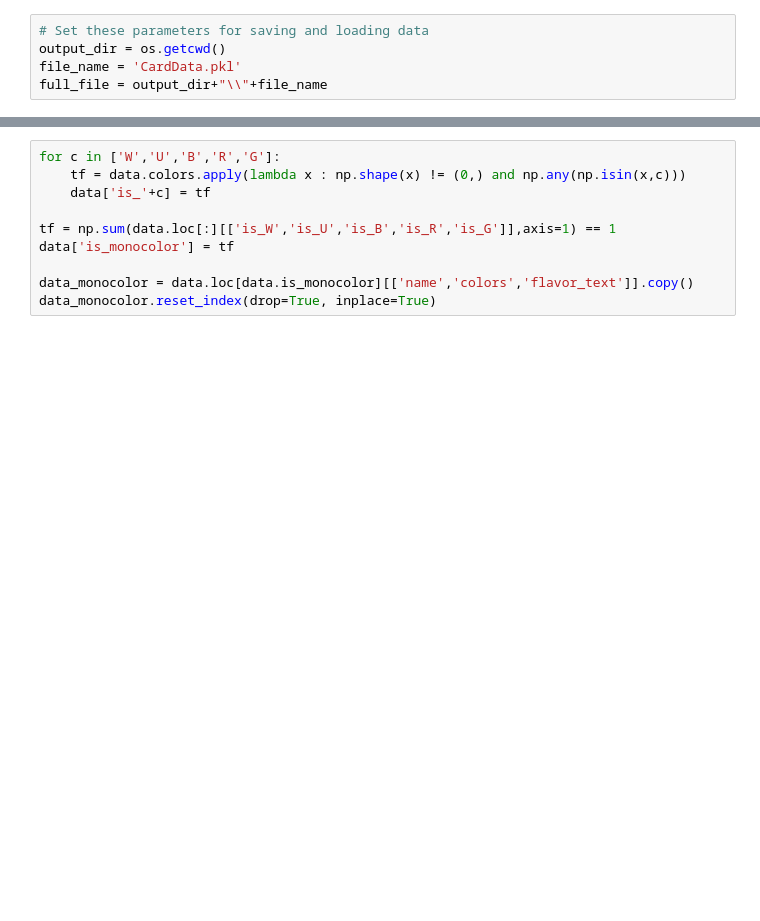
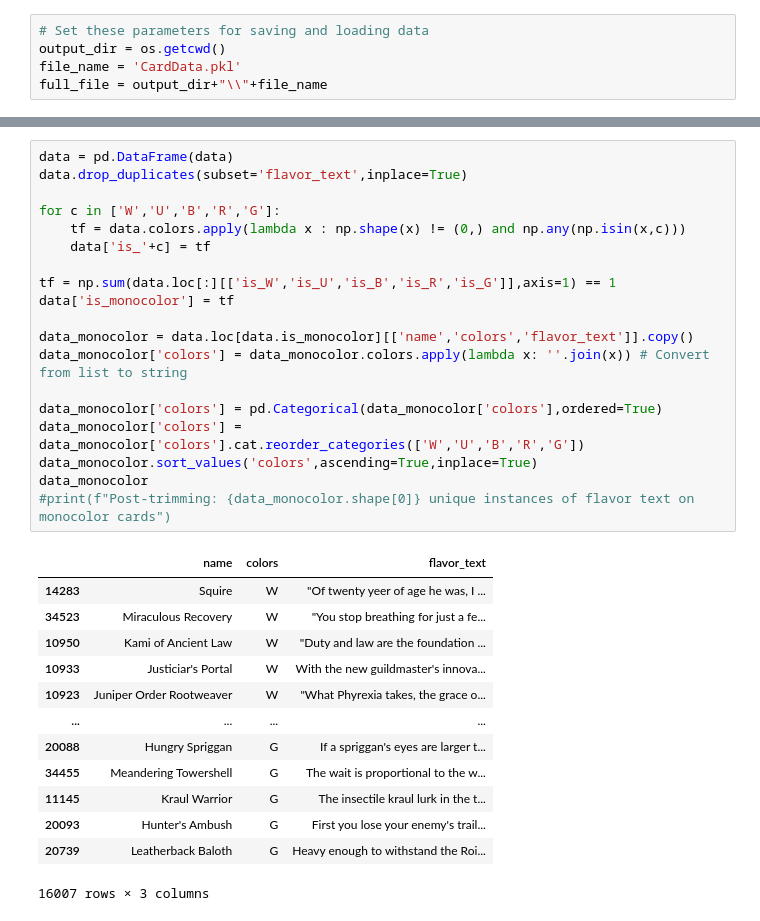
Before and after one commit to ghpetty/MtG_ClassyFlavor, a Jupyter notebook: ClassyFlavor_Main.ipynb, the cells around one changed output, grey strips where cells are left out. Drawn from its saved outputs; the diff is of its cells as text; blank space fills up the shorter version.

```diff
--- a/ClassyFlavor_Main.ipynb
+++ b/ClassyFlavor_Main.ipynb
@@ -99,11 +71,34 @@ data.head()
-# %%
-for c in ['W','U','B','R','G']:
-    tf = data.colors.apply(lambda x : np.shape(x) != (0,) and np.any(np.isin(x,c)))
-    data['is_'+c] = tf
-
-tf = np.sum(data.loc[:][['is_W','is_U','is_B','is_R','is_G']],axis=1) == 1
-data['is_monocolor'] = tf
-
-data_monocolor = data.loc[data.is_monocolor][['name','colors','flavor_text']].copy()
-data_monocolor.reset_index(drop=True, inplace=True)
+# %%
+data = pd.DataFrame(data)
+data.drop_duplicates(subset='flavor_text',inplace=True)
+
+for c in ['W','U','B','R','G']:
+    tf = data.colors.apply(lambda x : np.shape(x) != (0,) and np.any(np.isin(x,c)))
+    data['is_'+c] = tf
+
+tf = np.sum(data.loc[:][['is_W','is_U','is_B','is_R','is_G']],axis=1) == 1
+data['is_monocolor'] = tf
+
+data_monocolor = data.loc[data.is_monocolor][['name','colors','flavor_text']].copy()
+data_monocolor['colors'] = data_monocolor.colors.apply(lambda x: ''.join(x)) # Convert from list to string
+
+data_monocolor['colors'] = pd.Categorical(data_monocolor['colors'],ordered=True)
+data_monocolor['colors'] = data_monocolor['colors'].cat.reorder_categories(['W','U','B','R','G'])
+data_monocolor.sort_values('colors',ascending=True,inplace=True)
+data_monocolor
+#print(f"Post-trimming: {data_monocolor.shape[0]} unique instances of flavor text on monocolor cards")
+# %% [output]
+|  | name | colors | flavor_text |
+| 14283 | Squire | W | "Of twenty yeer of age he was, I ... |
+| 34523 | Miraculous Recovery | W | "You stop breathing for just a fe... |
+| 10950 | Kami of Ancient Law | W | "Duty and law are the foundation ... |
+| 10933 | Justiciar's Portal | W | With the new guildmaster's innova... |
+| 10923 | Juniper Order Rootweaver | W | "What Phyrexia takes, the grace o... |
+| ... | ... | ... | ... |
+| 20088 | Hungry Spriggan | G | If a spriggan's eyes are larger t... |
+| 34455 | Meandering Towershell | G | The wait is proportional to the w... |
+| 11145 | Kraul Warrior | G | The insectile kraul lurk in the t... |
+| 20093 | Hunter's Ambush | G | First you lose your enemy's trail... |
+| 20739 | Leatherback Baloth | G | Heavy enough to withstand the Roi... |
+16007 rows × 3 columns
 # %% [markdown]
```
Also changed, not shown: parts of 22 cells of this notebook.
